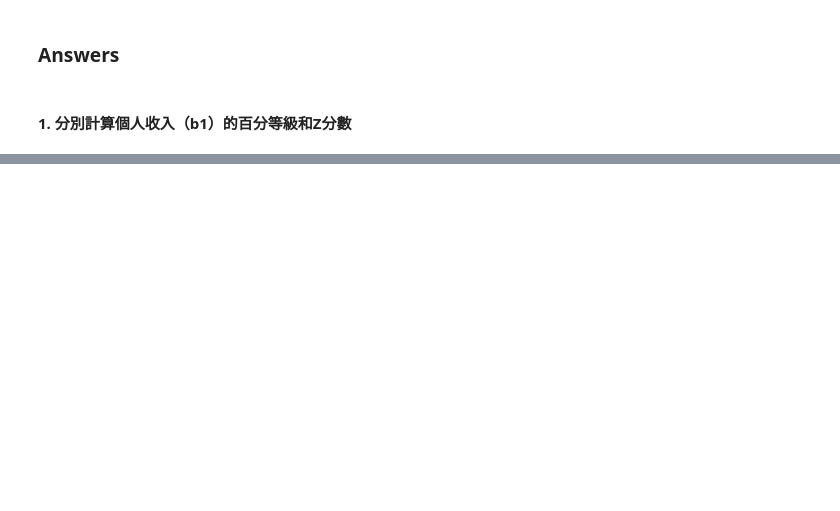
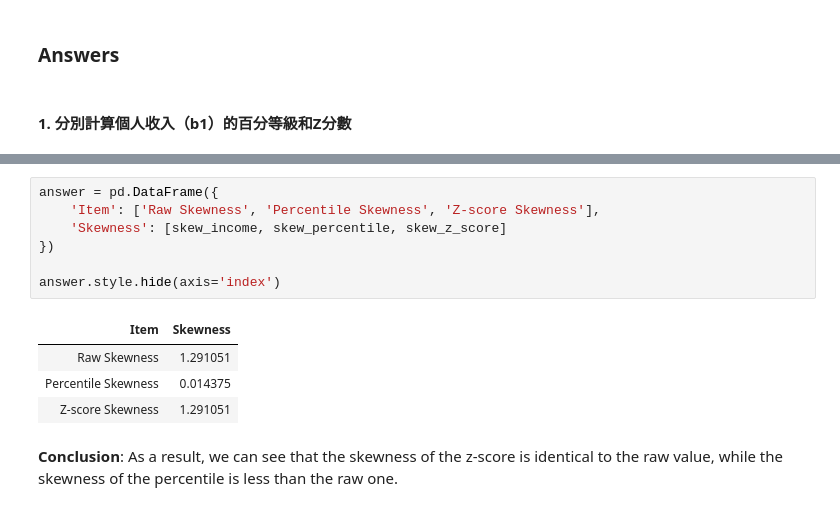
Before and after one commit to WendellLiu/ntpu-social-data-analysis, a Jupyter notebook: notebooks/20251004_homework.ipynb, the cells around one changed output, grey strips where cells are left out. Cells and saved outputs as stored; diff of their text form; blank space fills up the shorter version.

```diff
--- a/notebooks/20251004_homework.ipynb
+++ b/notebooks/20251004_homework.ipynb
@@ -119,0 +163,14 @@ get_distribution_summary(df_2_clean['income']).style.hide(axis='index')
+# %%
+answer = pd.DataFrame({
+    'Item': ['Raw Skewness', 'Percentile Skewness', 'Z-score Skewness'],
+    'Skewness': [skew_income, skew_percentile, skew_z_score]
+})
+
+answer.style.hide(axis='index')
+# %% [output]
+| Item | Skewness |
+| Raw Skewness | 1.291051 |
+| Percentile Skewness | 0.014375 |
+| Z-score Skewness | 1.291051 |
+# %% [markdown]
+**Conclusion**: As a result, we can see that the skewness of the z-score is identical to the raw value, while the skewness of the percentile is less than the raw one.
```
Also changed, not shown: parts of 12 cells of this notebook, 1 other file.
